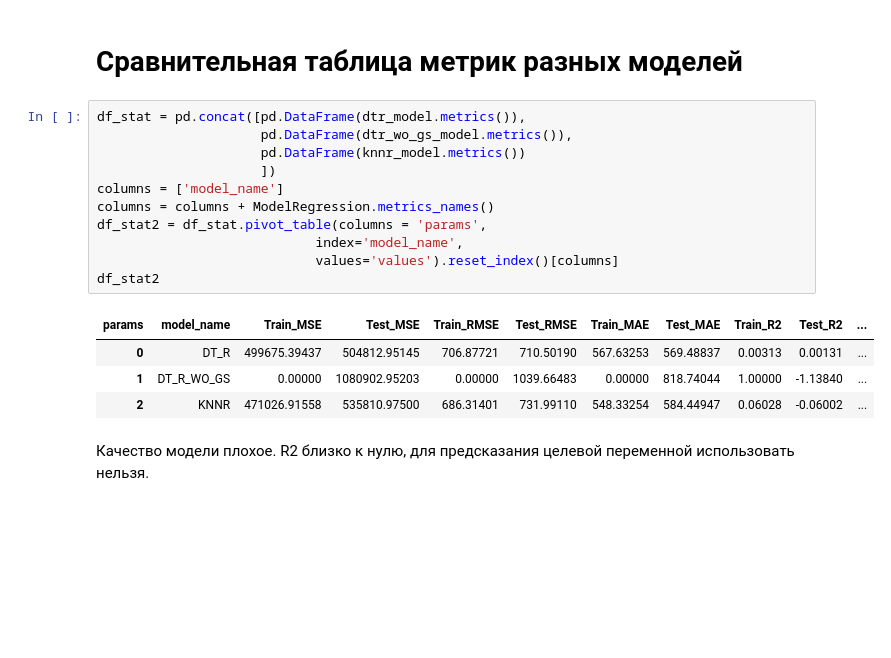
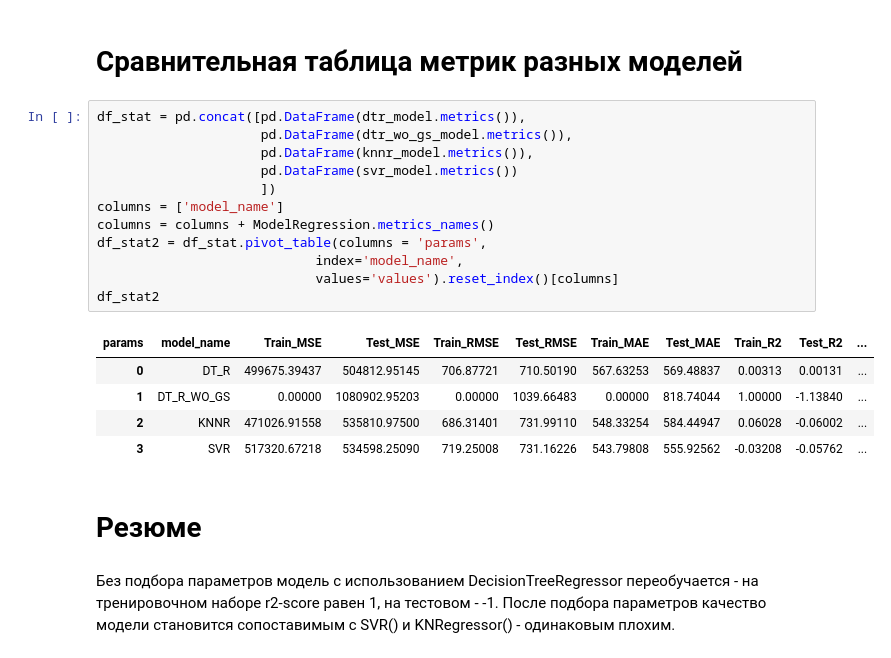
Before and after one commit to igel2000/ml-inno-hw, a Jupyter notebook: 3. Machine Learning/3.08. Регрессия Decision Tree/01-DTR-ModelFit.ipynb, the cells around one changed output. Cells and saved outputs as stored; diff of their text form; blank space fills up the shorter version.

```diff
--- a/3. Machine Learning/3.08. Регрессия Decision Tree/01-DTR-ModelFit.ipynb
+++ b/3. Machine Learning/3.08. Регрессия Decision Tree/01-DTR-ModelFit.ipynb
@@ -252,18 +252,23 @@ Test data:
 # %%
 df_stat = pd.concat([pd.DataFrame(dtr_model.metrics()),
                      pd.DataFrame(dtr_wo_gs_model.metrics()),
-                     pd.DataFrame(knnr_model.metrics())
+                     pd.DataFrame(knnr_model.metrics()),
+                     pd.DataFrame(svr_model.metrics())
                      ])
 columns = ['model_name']
 columns = columns + ModelRegression.metrics_names()
 df_stat2 = df_stat.pivot_table(columns = 'params',
                             index='model_name',
                             values='values').reset_index()[columns]
 df_stat2
 # %% [output]
 | params | model_name | Train_MSE | Test_MSE | Train_RMSE | Test_RMSE | Train_MAE | Test_MAE | Train_R2 | Test_R2 | ... |
 | 0 | DT_R | 499675.39437 | 504812.95145 | 706.87721 | 710.50190 | 567.63253 | 569.48837 | 0.00313 | 0.00131 | ... |
 | 1 | DT_R_WO_GS | 0.00000 | 1080902.95203 | 0.00000 | 1039.66483 | 0.00000 | 818.74044 | 1.00000 | -1.13840 | ... |
 | 2 | KNNR | 471026.91558 | 535810.97500 | 686.31401 | 731.99110 | 548.33254 | 584.44947 | 0.06028 | -0.06002 | ... |
+| 3 | SVR | 517320.67218 | 534598.25090 | 719.25008 | 731.16226 | 543.79808 | 555.92562 | -0.03208 | -0.05762 | ... |
-# %% [markdown]
-Качество модели плохое. R2 близко к нулю, для предсказания целевой переменной использовать нельзя.
+# %% [markdown]
+# Резюме
+# %% [markdown]
+Без подбора параметров модель с использованием DecisionTreeRegressor переобучается - на тренировочном наборе r2-score равен 1, на тестовом  - -1.
+После подбора параметров качество модели становится сопоставимым с SVR() и KNRegressor() - одинаковым плохим.
```
Also changed, not shown: 1 other file.
